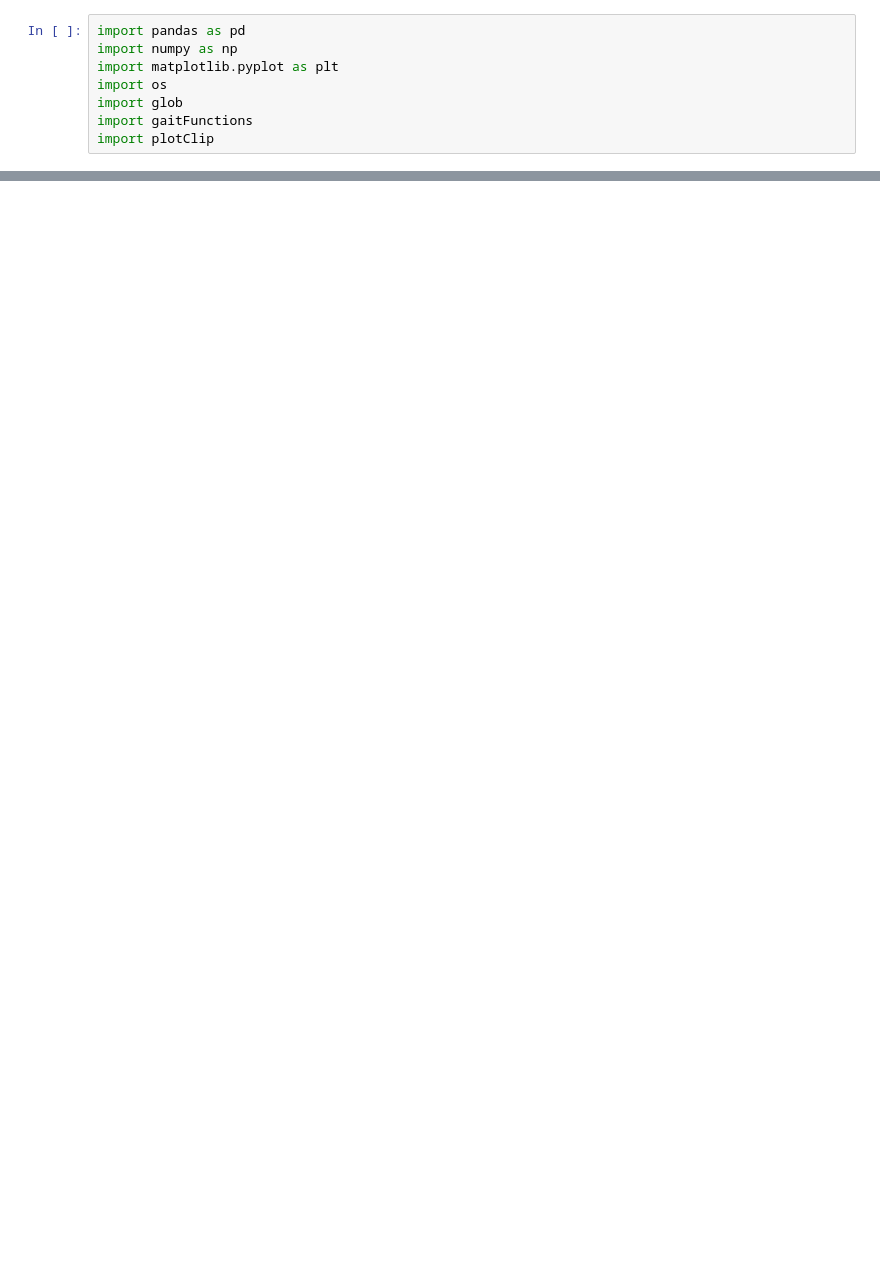
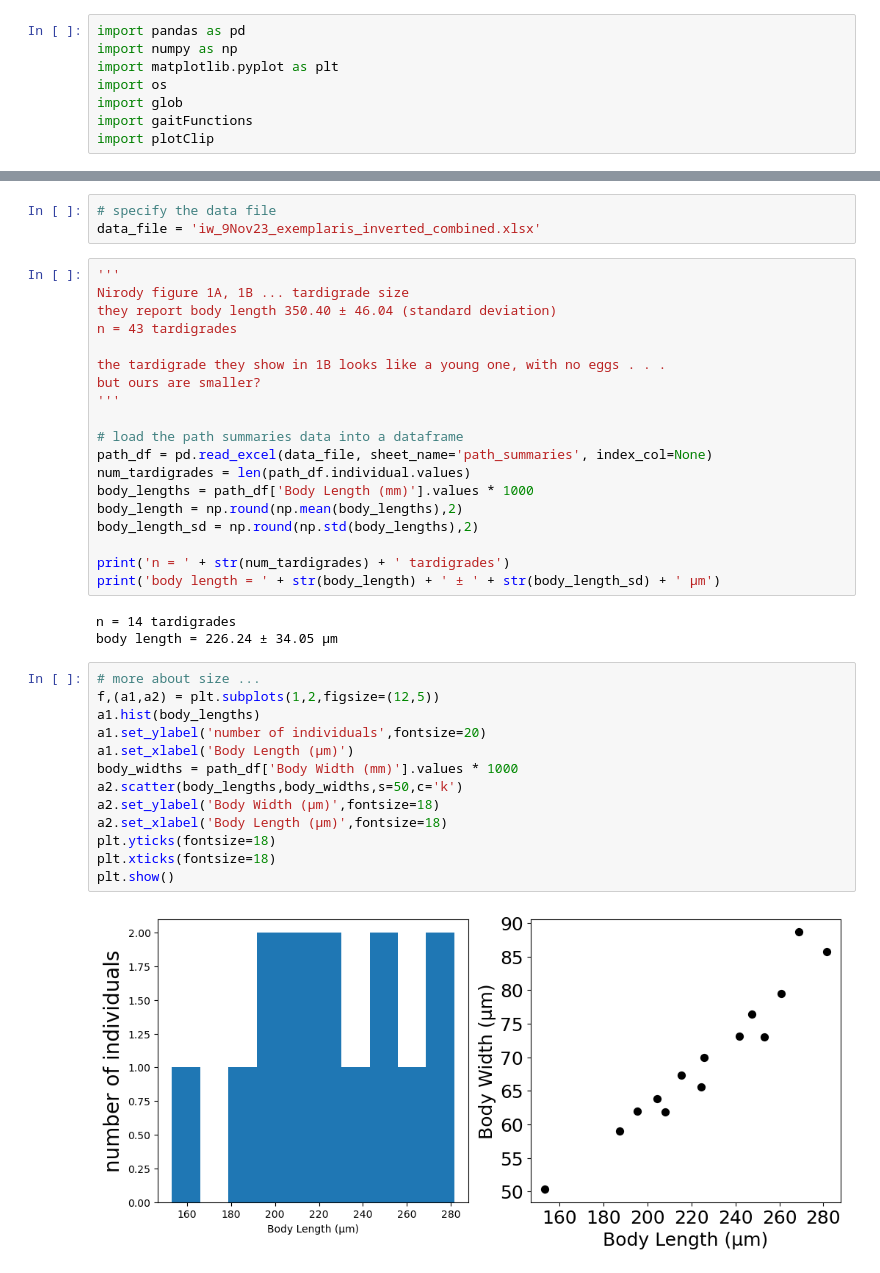
Before and after one commit to enwudz/gait, a Jupyter notebook: summarize data batch.ipynb, the cells around one changed output, grey strips where cells are left out. Saved outputs shown, nothing was run; the diff lists cells and outputs as text; blank space fills up the shorter version.

```diff
--- a/summarize data batch.ipynb
+++ b/summarize data batch.ipynb
@@ -14,4 +14,44 @@ for f in sorted(glob.glob('*.xlsx')):
 # %% [output]
 all_exemplaris_through_9Nov23_combined.xlsx
 iw_9Nov23_exemplaris_inverted_combined.xlsx
+# %%
+# specify the data file
+data_file = 'iw_9Nov23_exemplaris_inverted_combined.xlsx'
+# %%
+'''
+Nirody figure 1A, 1B ... tardigrade size
+they report body length 350.40 ± 46.04 (standard deviation)
+n = 43 tardigrades
+
+the tardigrade they show in 1B looks like a young one, with no eggs . . .
+but ours are smaller?
+'''
+
+# load the path summaries data into a dataframe
+path_df = pd.read_excel(data_file, sheet_name='path_summaries', index_col=None)
+num_tardigrades = len(path_df.individual.values)
+body_lengths = path_df['Body Length (mm)'].values * 1000
+body_length = np.round(np.mean(body_lengths),2)
+body_length_sd = np.round(np.std(body_lengths),2)
+
+print('n = ' + str(num_tardigrades) + ' tardigrades')
+print('body length = ' + str(body_length) + ' ± ' + str(body_length_sd) + ' µm')
+# %% [output]
+n = 14 tardigrades
+body length = 226.24 ± 34.05 µm
+# %%
+# more about size ...
+f,(a1,a2) = plt.subplots(1,2,figsize=(12,5))
+a1.hist(body_lengths)
+a1.set_ylabel('number of individuals',fontsize=20)
+a1.set_xlabel('Body Length (µm)')
+body_widths = path_df['Body Width (mm)'].values * 1000
+a2.scatter(body_lengths,body_widths,s=50,c='k')
+a2.set_ylabel('Body Width (µm)',fontsize=18)
+a2.set_xlabel('Body Length (µm)',fontsize=18)
+plt.yticks(fontsize=18)
+plt.xticks(fontsize=18)
+plt.show()
+# %% [output]
+[figure, added]
 # %%
```
Also changed, not shown: parts of 4 cells of this notebook, 4 other files.
